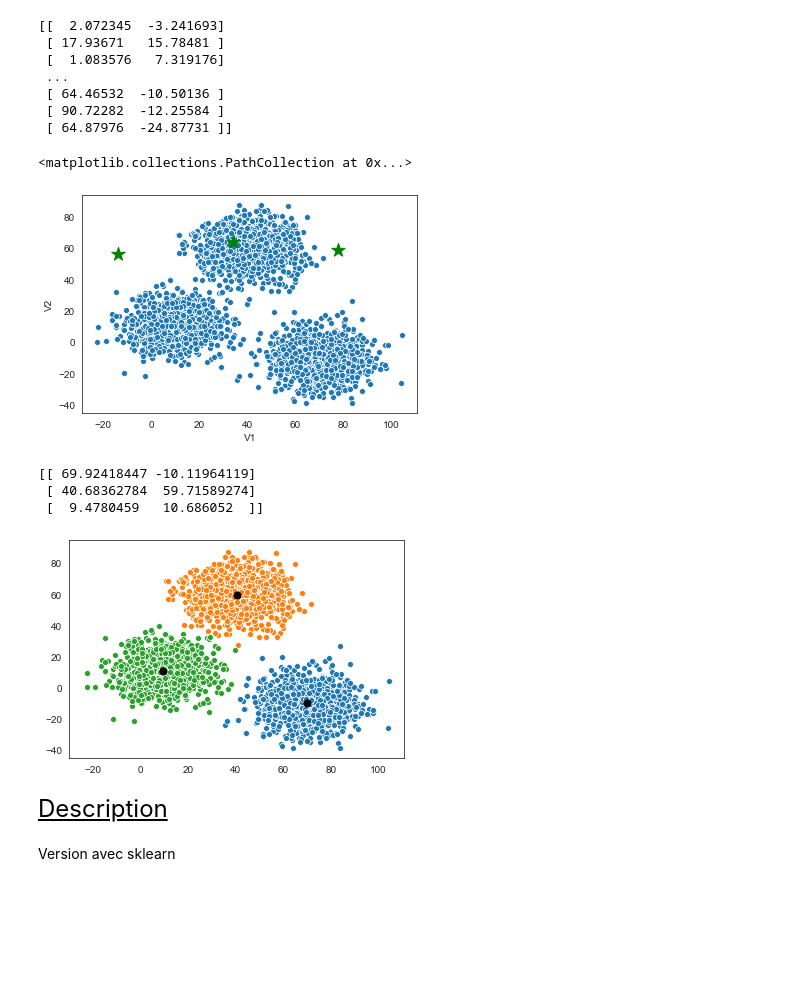
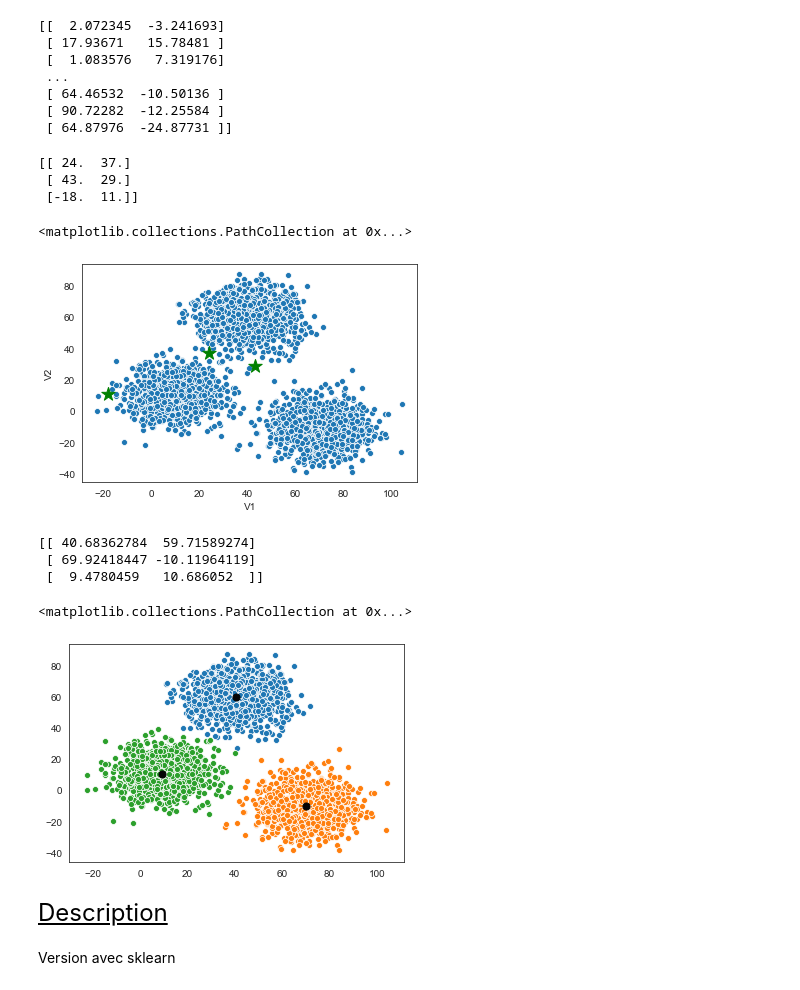
Before and after one commit to cohenlhyver/bgfi_analytics, a Jupyter notebook: BGFi_CB_Python#2_2.ipynb, the cells around one changed output. Cells and saved outputs as stored; diff of their text form; code cells hidden in the pictures; blank space fills up the shorter version.

```diff
--- a/BGFi_CB_Python#2_2.ipynb
+++ b/BGFi_CB_Python#2_2.ipynb
@@ -16,3 +12,5 @@ path_to_file = '/Users/bcl/OneDrive - Positive Thinking Company/LabAnalytics/Car
+# %%
+path_to_file = "https://raw.githubusercontent.com/cohenlhyver/bgfi_analytics/master/Data/kmeans_3blobs.csv"
 # %%
 # --- Import des données
 data = pd.read_csv(path_to_file)
@@ -48,12 +39,17 @@ nb_clusters = 3
 centroids = np.random.randint(np.min(values)+20,
     np.max(values)-20,
     size=(nb_clusters, 2)).astype(float)
+print(centroids)
+# %% [output]
+[[ 24.  37.]
+ [ 43.  29.]
+ [-18.  11.]]
 # %%
 ax = sns.scatterplot(x="V1", y="V2", data=data)
 ax.scatter(centroids[:, 0], centroids[:, 1], marker='*', s=200, c='g')
 # %% [output]
 <matplotlib.collections.PathCollection at 0x...>
-[figure, old version]
+[figure, new version]
 # %%
 # To store the value of centroids when it updates
 centroids_prev = np.zeros(centroids.shape)
@@ -66,7 +62,6 @@ error = np.linalg.norm(centroids - centroids_prev)
 while error != 0:
     # Assigning each value to its closest cluster
     for iValue in range(len(values)):
-        # distances = dist(values[iValue], centroids)
         distances = np.linalg.norm(values[iValue] - centroids, axis=1)
         cluster = np.argmin(distances)
         clusters[iValue] = cluster
@@ -79,24 +74,24 @@ while error != 0:
             if clusters[iValue] == iCluster
             ]
         centroids[iCluster] = np.mean(points, axis=0)
-    # error = dist(centroids, centroids_prev, None)
     error = np.linalg.norm(centroids - centroids_prev)
+print(centroids)
+# %% [output]
+[[ 40.68362784  59.71589274]
+ [ 69.92418447 -10.11964119]
+ [  9.4780459   10.686052  ]]
 # %%
 colors = ['r', 'g', 'b', 'y', 'c', 'm']
-# fig, ax = plt.subplots()
+fig, ax = plt.subplots()
 for iCluster in range(nb_clusters):
-        points = np.array([values[iValue]
-            for iValue in range(len(values))
-            if clusters[iValue] == iCluster])
-        # ax.scatter(points[:, 0], points[:, 1], s=7, c=colors[iCluster])
-        ax = sns.scatterplot(points[:, 0], points[:, 1])
+    points = np.array([values[iValue]
+                       for iValue in range(len(values))
+                       if clusters[iValue] == iCluster])
+    ax = sns.scatterplot(points[:, 0], points[:, 1])
 ax.scatter(centroids[:, 0], centroids[:, 1], marker='.', s=200, c='#050505')
-print(centroids)
 # %% [output]
-[[ 69.92418447 -10.11964119]
- [ 40.68362784  59.71589274]
- [  9.4780459   10.686052  ]]
+<matplotlib.collections.PathCollection at 0x...>
-[figure, old version]
+[figure, new version]
 # %% [markdown]
 <font size="5"><u>Description</u></font><br /><br />
 Version avec sklearn<br />
```
Also changed, not shown: parts of 10 cells of this notebook, 4 other files.
